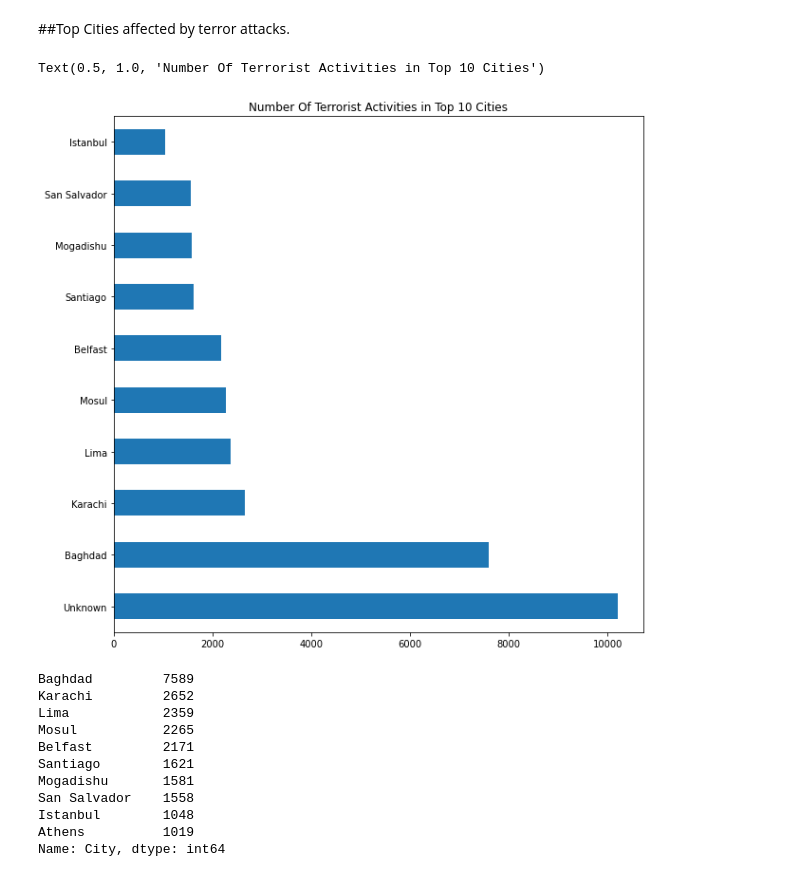
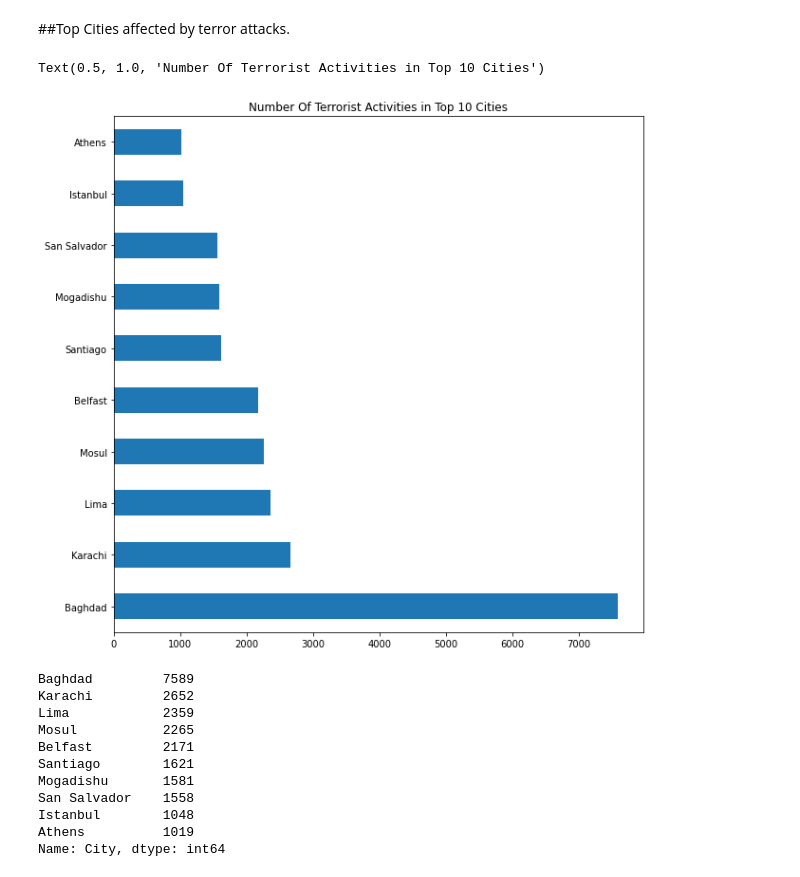
Before and after one commit to himanshukhasdev/Global-Terrorism-Analysis, a Jupyter notebook: Himanshu_Khasdev_Global_Terrorism_Analysis_Capstone_Project.ipynb, the cells around one changed output. Drawn from its saved outputs; the diff is of its cells as text; code cells hidden in the pictures.

```diff
--- a/Himanshu_Khasdev_Global_Terrorism_Analysis_Capstone_Project.ipynb
+++ b/Himanshu_Khasdev_Global_Terrorism_Analysis_Capstone_Project.ipynb
@@ -379,11 +387,11 @@ Name: Country, dtype: int64
 # %% [markdown]
 ##Top Cities affected by terror attacks.
 # %%
-data['City'].value_counts().head(10).plot(kind='barh',figsize=[10,10])
+data['City'].value_counts()[1:11].plot(kind='barh',figsize=[10,10])
 plt.title('Number Of Terrorist Activities in Top 10 Cities')
 # %% [output]
 Text(0.5, 1.0, 'Number Of Terrorist Activities in Top 10 Cities')
-[figure, old version]
+[figure, new version]
 # %%
 data.City.value_counts()[1:11]
 # %% [output]
```
Also changed, not shown: parts of 12 cells of this notebook.
